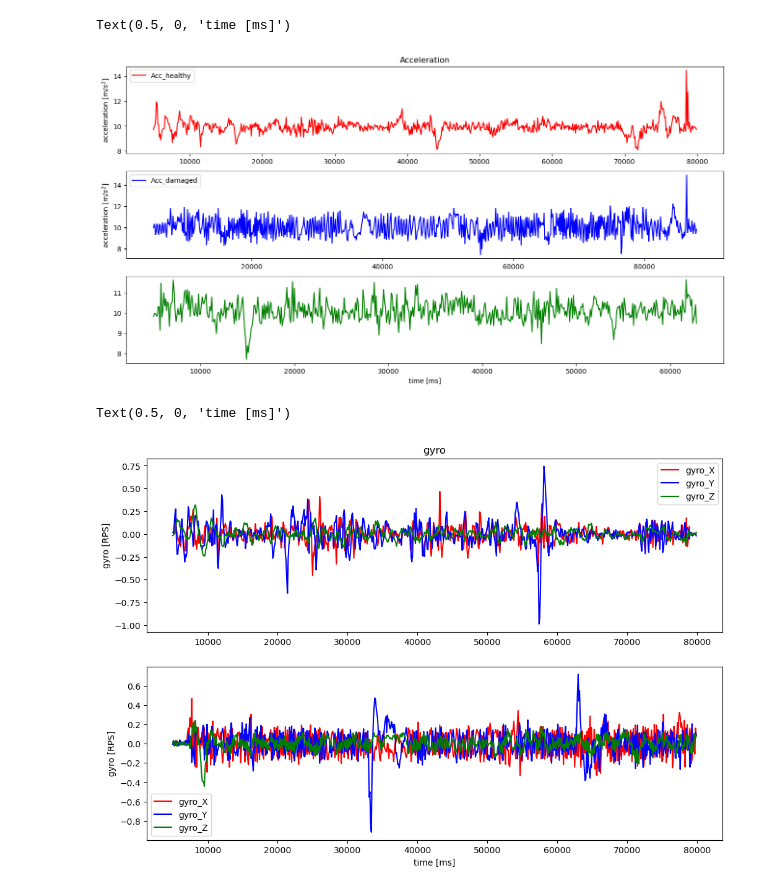
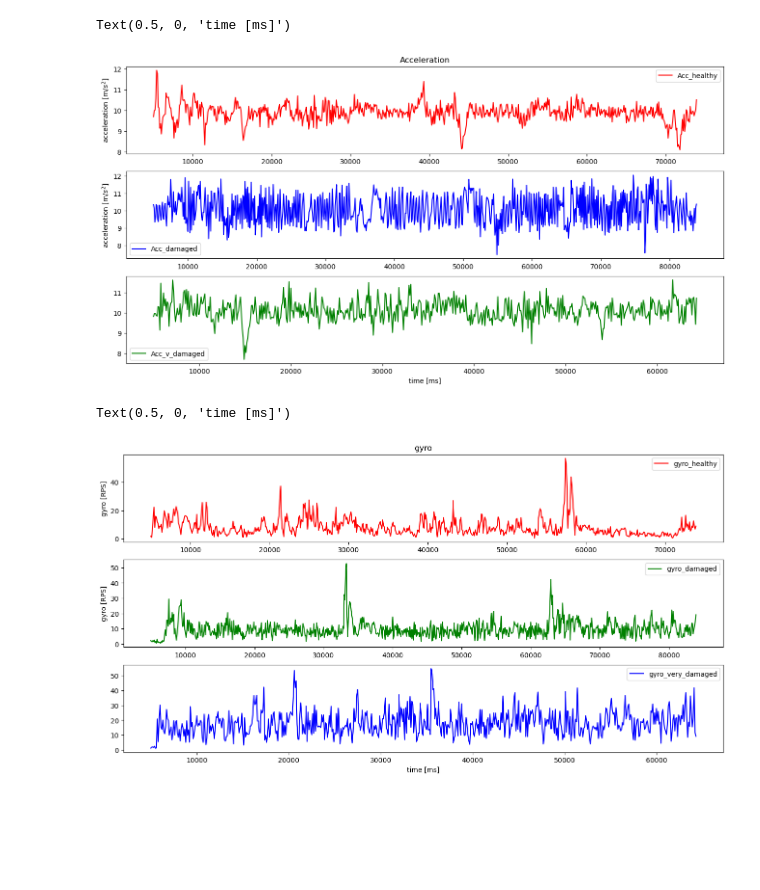
Before and after one commit to AiR-ISZ-Gr1/drones_prediction, a Jupyter notebook: test.ipynb, the cells around one changed output. Cells and saved outputs as stored; diff of their text form; code cells hidden in the pictures; blank space fills up the shorter version.

Commit message:
data update, generated fft

```diff
--- a/test.ipynb
+++ b/test.ipynb
@@ -5,6 +5,6 @@ import matplotlib.pyplot as plt
 from scipy.fft import fft, rfft, fftfreq, rfftfreq
 import os, re
 # %%
-data_gyro = pd.read_csv('data/acc_gyro_lot_03.csv')
-data_vib= pd.read_csv('data/wibracje_lot_03_all.csv')
-data_very_damaged = pd.read_csv('data/loty_bardzo_ulamane_smiglo.csv')
+# data_gyro = pd.read_csv('data/acc_gyro_lot_03.csv')
+data_15= pd.read_csv('data/gyro_acc_lot_03_15.csv')
+data_35 = pd.read_csv('data/gryo_acc_lot_10_35.csv')
@@ -92,22 +91,23 @@ plt.plot(time_very_damaged, acc_very_damaged, label='Acc_v_damaged',color='green
 # %%
 fig,ax = plt.subplots(3,1,figsize=[16,8])
 ax[0].set_title('Acceleration')
-ax[0].plot(time_healthy[start:len(time_healthy)-stop], acc_healthy[start:len(time_healthy)-stop], label='Acc_healthy',color='red')
+ax[0].plot(time_healthy[start:len(time_healthy)-210], acc_healthy[start:len(time_healthy)-210], label='Acc_healthy',color='red')
 # ax[0].plot(time_healthy[start:stop], acc_Y_healthy[start:stop], label='Acc_Y',color='blue')
 # ax[0].plot(time_healthy[start:stop], acc_Z_healthy[start:stop], label='Acc_Z',color='green')
-ax[1].plot(time_damged[start:len(time_damged)-stop], acc_damaged[start:len(time_damged)-stop], label='Acc_damaged',color='blue')
+ax[1].plot(time_damged[start:len(time_damged)-190], acc_damaged[start:len(time_damged)-190], label='Acc_damaged',color='blue')
 # ax[1].plot(time_damged[start:stop], acc_Y_damaged[start:stop], label='Acc_Y',color='blue')
 # ax[1].plot(time_damged[start:stop], acc_Z_damaged[start:stop], label='Acc_Z',color='green')
-ax[2].plot(time_very_damaged[start:len(time_very_damaged)-stop], acc_very_damaged[start:len(time_very_damaged)-stop], label='Acc_v_damaged',color='green')
+ax[2].plot(time_very_damaged[start:len(time_very_damaged)-135], acc_very_damaged[start:len(time_very_damaged)-135], label='Acc_v_damaged',color='green')
 # ax[2].plot(time_very_damaged[start:stop], acc_Y_very_damaged[start:stop], label='Acc_Y',color='blue')
 # ax[2].plot(time_very_damaged[start:stop], acc_Z_very_damaged[start:stop], label='Acc_Z',color='green')
 ax[0].legend()
 ax[1].legend()
+ax[2].legend()
 ax[0].set_ylabel(r'acceleration [m/$s^2$]')
 ax[1].set_ylabel(r'acceleration [m/$s^2$]')
 ax[2].set_xlabel('time [ms]')
 # %% [output]
 Text(0.5, 0, 'time [ms]')
-[figure, old version]
+[figure, new version]
 # %%
 # times = split_array(time_healthy[start:stop]-min(time_healthy[start:stop]),150,125)
@@ -131,18 +131,22 @@ data_damged.to_csv('data_preprocesed/damaged_samples.csv')
 data_very_damaged.to_csv('data_preprocesed/very_damaged_samples.csv')
 # %%
-fig,ax = plt.subplots(2,1,figsize=[12,8])
+fig,ax = plt.subplots(3,1,figsize=[16,8])
 ax[0].set_title('gyro')
-ax[0].plot(time_healthy[start:stop], gyro_X_healthy[start:stop], label='gyro_X',color='red')
-ax[0].plot(time_healthy[start:stop], gyro_Y_healthy[start:stop], label='gyro_Y',color='blue')
-ax[0].plot(time_healthy[start:stop], gyro_Z_healthy[start:stop], label='gyro_Z',color='green')
-ax[1].plot(time_damged[start:stop], gyro_X_damaged[start:stop], label='gyro_X',color='red')
-ax[1].plot(time_damged[start:stop], gyro_Y_damaged[start:stop], label='gyro_Y',color='blue')
-ax[1].plot(time_damged[start:stop], gyro_Z_damaged[start:stop], label='gyro_Z',color='green')
+ax[0].plot(time_healthy[50:len(time_healthy)-210], gyro_healthy[50:len(time_healthy)-210], label='gyro_healthy',color='red')
+# ax[0].plot(time_healthy[50:len(time_healthy)-210], gyro_Y_healthy[50:len(time_healthy)-210], label='gyro_Y',color='blue')
+# ax[0].plot(time_healthy[50:len(time_healthy)-210], gyro_Z_healthy[50:len(time_healthy)-210], label='gyro_Z',color='green')
+ax[1].plot(time_damged[50:len(time_damged)-190], gyro_damaged[50:len(time_damged)-190], label='gyro_damaged',color='green')
+# ax[1].plot(time_damged[50:len(time_damged)-190], gyro_Y_damaged[50:len(time_damged)-190], label='gyro_Y',color='blue')
+# ax[1].plot(time_damged[50:len(time_damged)-190], gyro_Z_damaged[50:len(time_damged)-190], label='gyro_Z',color='green')
+ax[2].plot(time_very_damaged[50:len(time_very_damaged)-135],gyro_very_damaged[50:len(time_very_damaged)-135],label='gyro_very_damaged',color='blue')
+# ax[2].plot(time_very_damaged[50:len(time_very_damaged)-135],gyro_Y_very_damaged[50:len(time_very_damaged)-135],label='gyro_very_damaged',color='green')
+# ax[2].plot(time_very_damaged[50:len(time_very_damaged)-135],gyro_Z_very_damaged[50:len(time_very_damaged)-135],label='gyro_very_damaged',color='blue')
 ax[0].legend()
 ax[1].legend()
+ax[2].legend()
 ax[0].set_ylabel('gyro [RPS]')
 ax[1].set_ylabel('gyro [RPS]')
-ax[1].set_xlabel('time [ms]')
+ax[2].set_xlabel('time [ms]')
 # %% [output]
 Text(0.5, 0, 'time [ms]')
-[figure, old version]
+[figure, new version]
```
Also changed, not shown: parts of 11 cells of this notebook, 5 other files.
